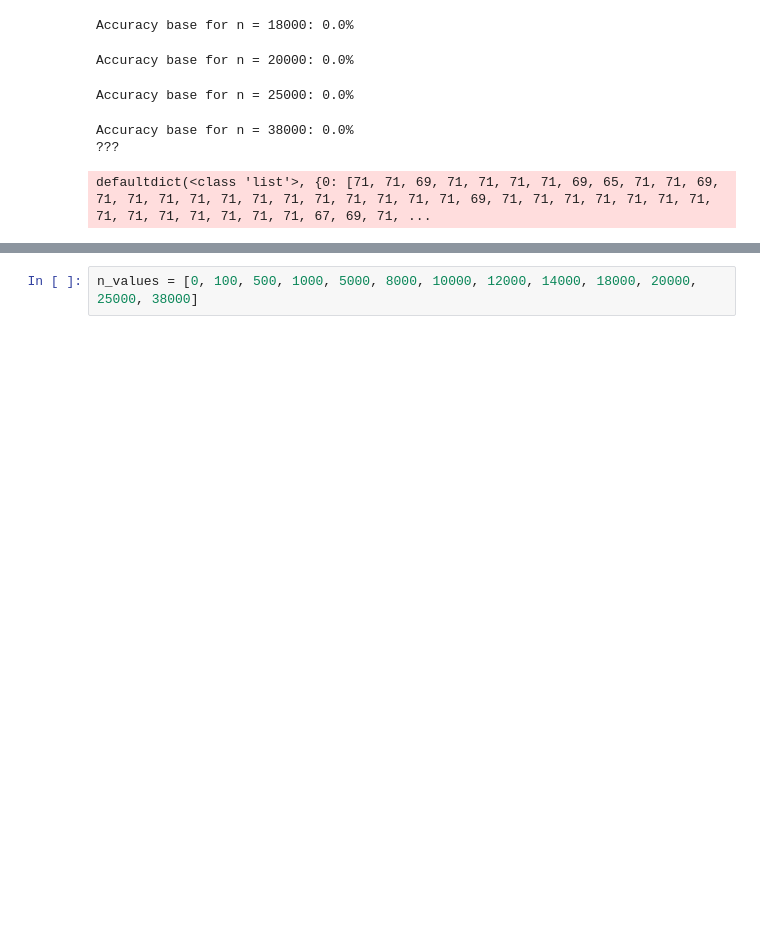
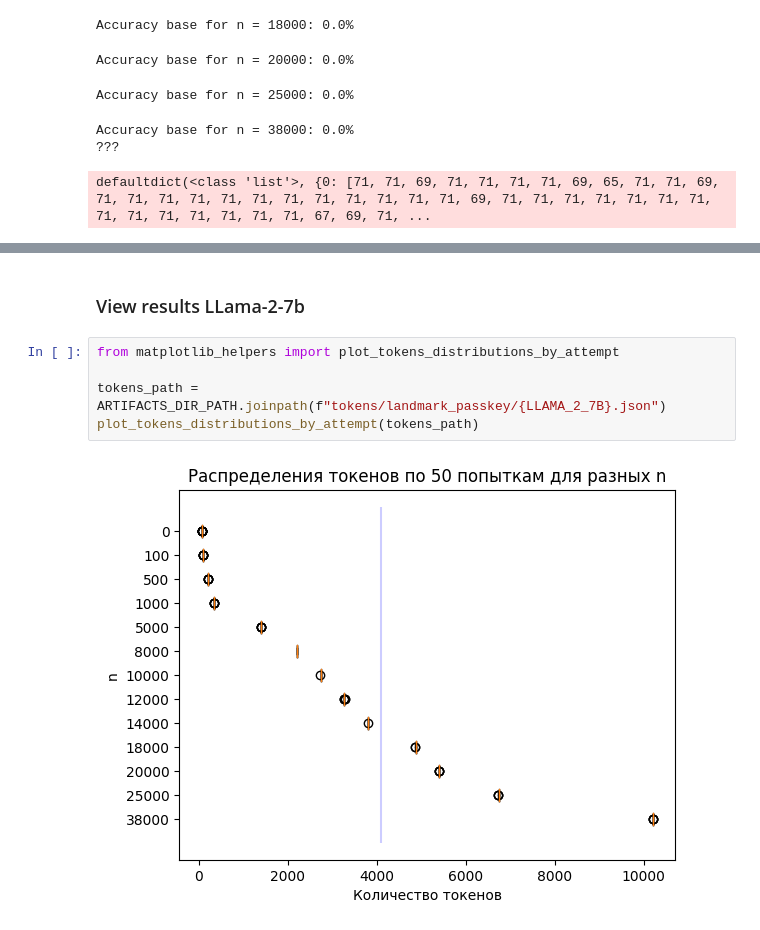
Before and after one commit to DenisovNikita/long_context_LLMs, a Jupyter notebook: src/notebooks/junk/landmark_try_to_bench.ipynb, the cells around one changed output, grey strips where cells are left out. Cells and saved outputs as stored; diff of their text form; blank space fills up the shorter version.

Commit message:
Add tokens distribution by attempt of landmark test

```diff
--- a/src/notebooks/junk/landmark_try_to_bench.ipynb
+++ b/src/notebooks/junk/landmark_try_to_bench.ipynb
@@ -53,3 +50,10 @@ tokens = defaultdict(list, {0: [71, 71, 69, 71, 71, 71, 71, 69, 65, 71, 71, 69,
-# %%
-n_values = [0, 100, 500, 1000, 5000, 8000, 10000, 12000, 14000, 18000, 20000, 25000, 38000]
+# %% [markdown]
+### View results LLama-2-7b
+# %%
+from matplotlib_helpers import plot_tokens_distributions_by_attempt
+
+tokens_path = ARTIFACTS_DIR_PATH.joinpath(f"tokens/landmark_passkey/{LLAMA_2_7B}.json")
+plot_tokens_distributions_by_attempt(tokens_path)
+# %% [output]
+[figure, added]
 # %%
```
Also changed, not shown: parts of 3 cells of this notebook, 5 other files.
